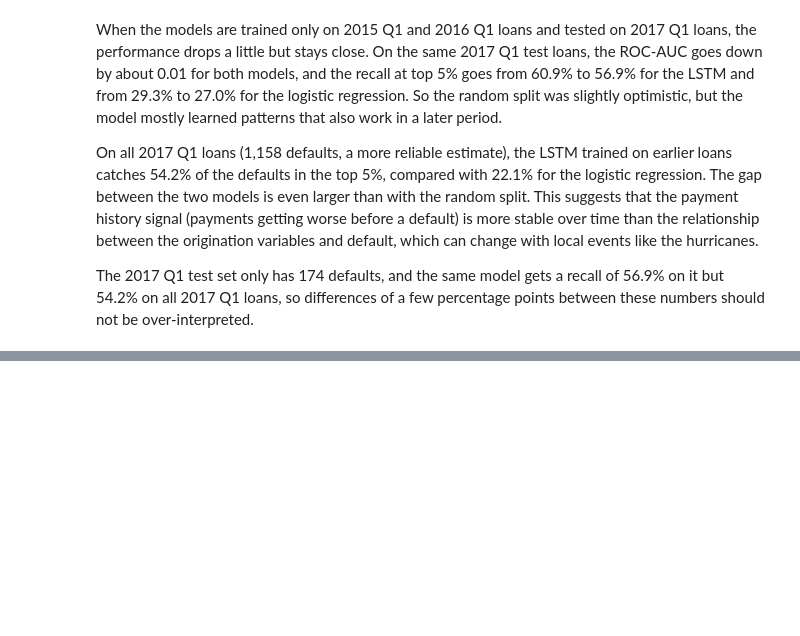
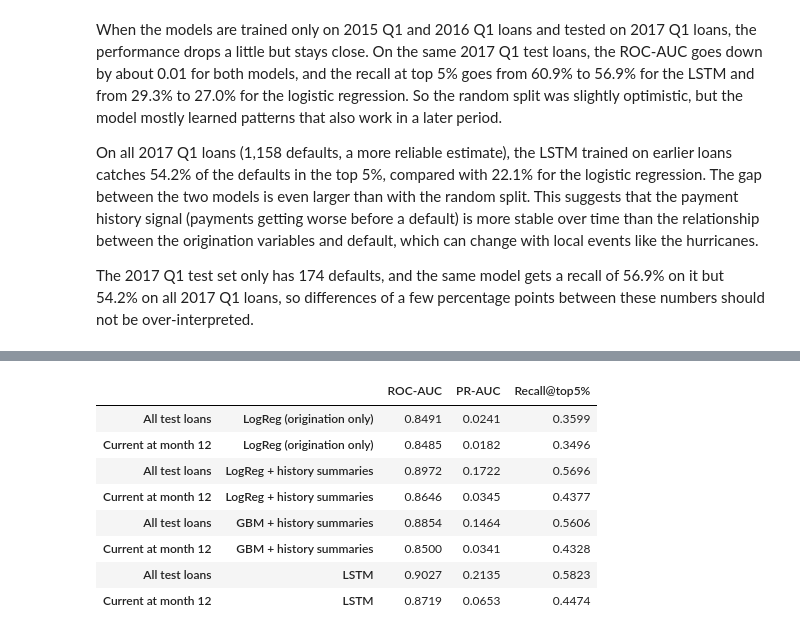
Before and after one commit to Alexkyoya/mortgage-default-early-warning, a Jupyter notebook: mortgage_default_early_warning.ipynb, the cells around one changed output, grey strips where cells are left out. Cells and saved outputs as stored; diff of their text form; code cells hidden in the pictures; blank space fills up the shorter version.

```diff
--- a/mortgage_default_early_warning.ipynb
+++ b/mortgage_default_early_warning.ipynb
@@ -1352,0 +1387,46 @@ When the model is trained only on the 2015 Q1 and 2016 Q1 loans and tested on th
+# %%
+from sklearn.ensemble import HistGradientBoostingClassifier
+
+df["status_m12"] = df["loan_id"].astype(str).map(status_m12)
+hist_cols = ["months_late", "max_status", "status_m12"]
+
+m_tr = (df["split"] == "train").values
+m_te = (df["split"] == "test").values
+
+H = df[hist_cols].values.astype(float)
+H = (H - H[m_tr].mean(axis=0)) / H[m_tr].std(axis=0)
+Xh = np.hstack([X.values, H])
+
+logreg_hist = LogisticRegression(max_iter=1000)
+logreg_hist.fit(Xh[m_tr], y[m_tr])
+
+gbm_hist = HistGradientBoostingClassifier(max_iter=300, learning_rate=0.05,
+                                          early_stopping=False, random_state=42)
+gbm_hist.fit(Xh[m_tr], y[m_tr])
+
+test_df["p_logreg_hist"] = logreg_hist.predict_proba(Xh[m_te])[:, 1]
+test_df["p_gbm_hist"] = gbm_hist.predict_proba(Xh[m_te])[:, 1]
+
+current = (test_df["status_m12"] == 0).values
+y_te = test_df["default"].values
+models = {"LogReg (origination only)": "p_logreg",
+          "LogReg + history summaries": "p_logreg_hist",
+          "GBM + history summaries": "p_gbm_hist",
+          "LSTM": "p_lstm"}
+
+rows = {}
+for name, col in models.items():
+    p = test_df[col].values
+    rows[("All test loans", name)] = evaluate(y_te, p)
+    rows[("Current at month 12", name)] = evaluate(y_te[current], p[current])
+display(pd.DataFrame(rows).T.round(4))
+# %% [output]
+|  |  | ROC-AUC | PR-AUC | Recall@top5% |
+| All test loans | LogReg (origination only) | 0.8491 | 0.0241 | 0.3599 |
+| Current at month 12 | LogReg (origination only) | 0.8485 | 0.0182 | 0.3496 |
+| All test loans | LogReg + history summaries | 0.8972 | 0.1722 | 0.5696 |
+| Current at month 12 | LogReg + history summaries | 0.8646 | 0.0345 | 0.4377 |
+| All test loans | GBM + history summaries | 0.8854 | 0.1464 | 0.5606 |
+| Current at month 12 | GBM + history summaries | 0.8500 | 0.0341 | 0.4328 |
+| All test loans | LSTM | 0.9027 | 0.2135 | 0.5823 |
+| Current at month 12 | LSTM | 0.8719 | 0.0653 | 0.4474 |
```
Also changed, not shown: parts of 15 cells of this notebook, 1 other file.
